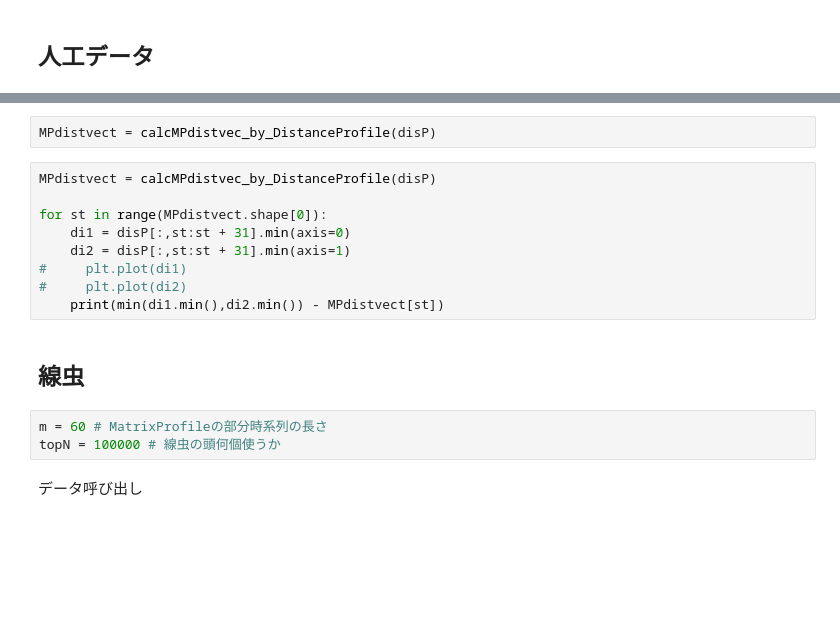
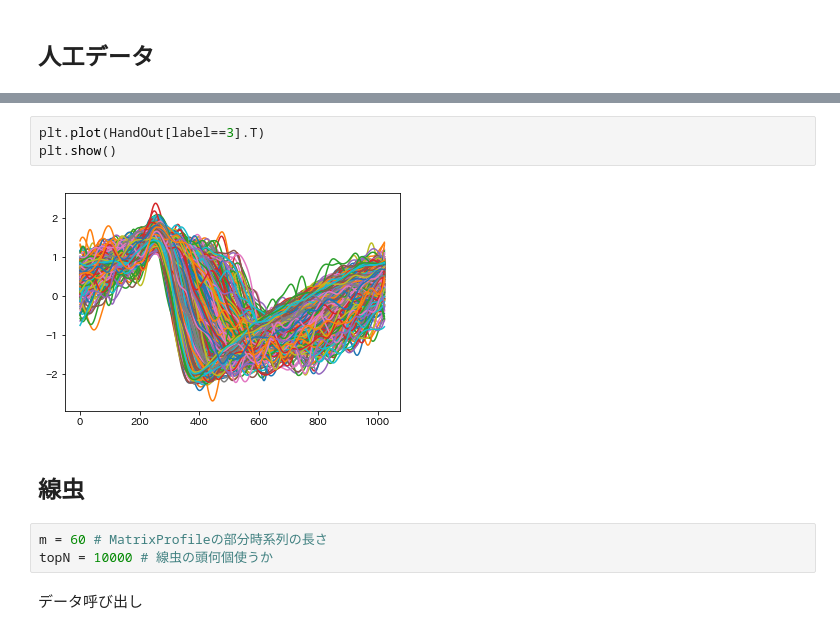
Before and after one commit to pyst1g/subsequence_detection, a Jupyter notebook: MP/test.ipynb, the cells around one changed output, grey strips where cells are left out. Saved outputs shown, nothing was run; the diff lists cells and outputs as text; blank space fills up the shorter version.

```diff
--- a/MP/test.ipynb
+++ b/MP/test.ipynb
@@ -138,19 +220,13 @@ plt.show()
-# %%
-MPdistvect = calcMPdistvec_by_DistanceProfile(disP)
-# %%
-MPdistvect = calcMPdistvec_by_DistanceProfile(disP)
-
-for st in range(MPdistvect.shape[0]):
-    di1 = disP[:,st:st + 31].min(axis=0)
-    di2 = disP[:,st:st + 31].min(axis=1)
-#     plt.plot(di1)
-#     plt.plot(di2)
-    print(min(di1.min(),di2.min()) - MPdistvect[st])
+# %%
+plt.plot(HandOut[label==3].T)
+plt.show()
+# %% [output]
+[figure, added]
 # %% [markdown]
 ## 線虫
 # %%
 m = 60 # MatrixProfileの部分時系列の長さ
-topN = 100000 # 線虫の頭何個使うか
+topN = 10000 # 線虫の頭何個使うか
 # %% [markdown]
 データ呼び出し
 # %%
```
Also changed, not shown: parts of 29 cells of this notebook.
